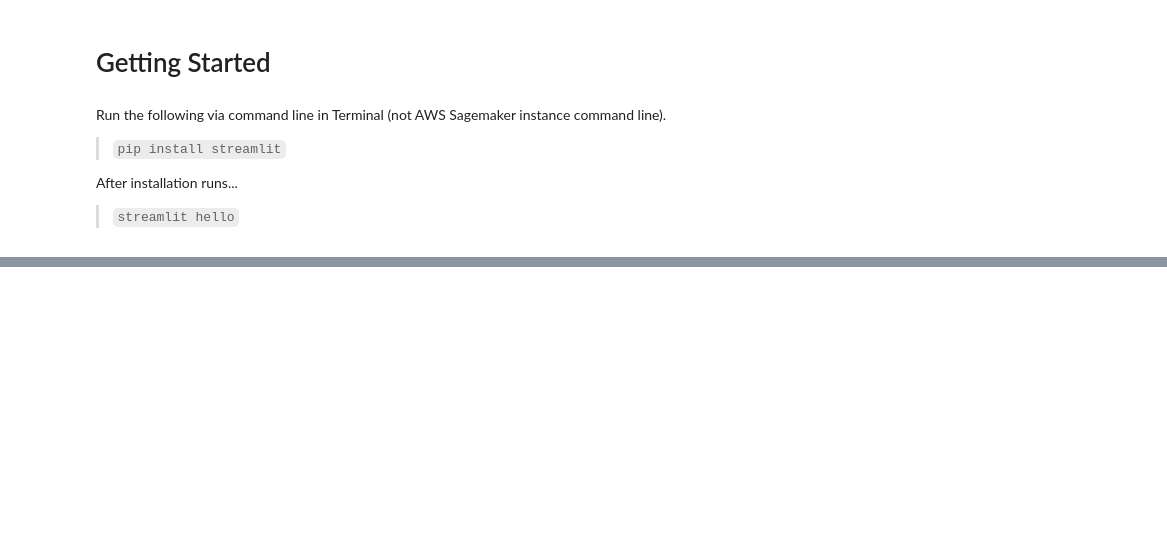
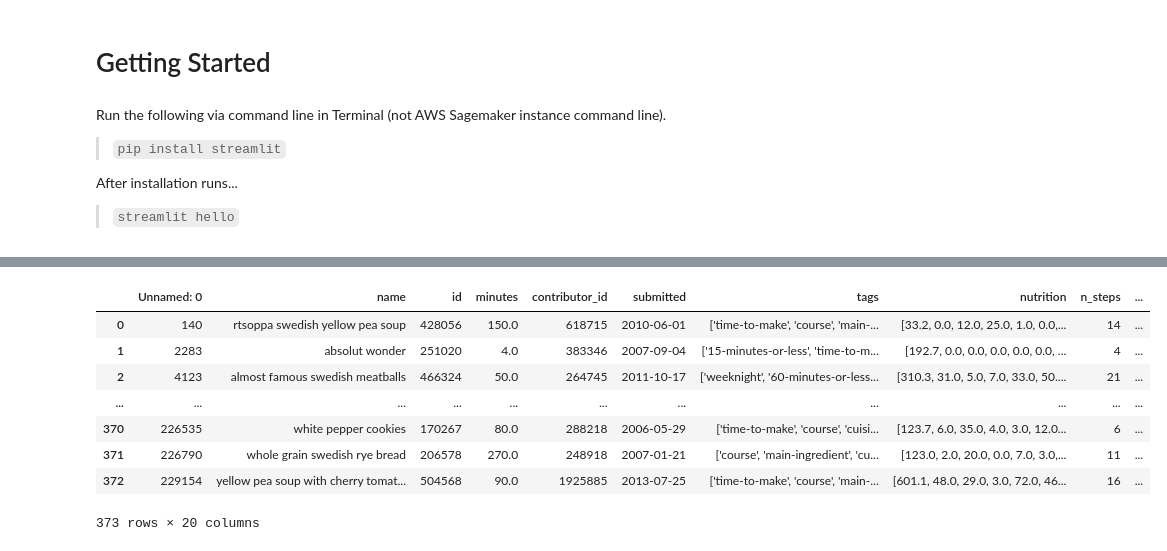
Before and after one commit to mike-flanagan/recipe-book, a Jupyter notebook: FrontEnd_Development_Notebook.ipynb, the cells around one changed output, grey strips where cells are left out. Drawn from its saved outputs; the diff is of its cells as text; code cells hidden in the pictures; blank space fills up the shorter version.

```diff
--- a/FrontEnd_Development_Notebook.ipynb
+++ b/FrontEnd_Development_Notebook.ipynb
@@ -54,0 +181,12 @@ sns.set_theme(font_scale=1.5)
+# %%
+pd.read_csv('data/cuisine/swedish.csv')
+# %% [output]
+|  | Unnamed: 0 | name | id | minutes | contributor_id | submitted | tags | nutrition | n_steps | ... |
+| 0 | 140 | rtsoppa swedish yellow pea soup | 428056 | 150.0 | 618715 | 2010-06-01 | ['time-to-make', 'course', 'main-... | [33.2, 0.0, 12.0, 25.0, 1.0, 0.0,... | 14 | ... |
+| 1 | 2283 | absolut wonder | 251020 | 4.0 | 383346 | 2007-09-04 | ['15-minutes-or-less', 'time-to-m... | [192.7, 0.0, 0.0, 0.0, 0.0, 0.0, ... | 4 | ... |
+| 2 | 4123 | almost famous swedish meatballs | 466324 | 50.0 | 264745 | 2011-10-17 | ['weeknight', '60-minutes-or-less... | [310.3, 31.0, 5.0, 7.0, 33.0, 50.... | 21 | ... |
+| ... | ... | ... | ... | ... | ... | ... | ... | ... | ... | ... |
+| 370 | 226535 | white pepper cookies | 170267 | 80.0 | 288218 | 2006-05-29 | ['time-to-make', 'course', 'cuisi... | [123.7, 6.0, 35.0, 4.0, 3.0, 12.0... | 6 | ... |
+| 371 | 226790 | whole grain swedish rye bread | 206578 | 270.0 | 248918 | 2007-01-21 | ['course', 'main-ingredient', 'cu... | [123.0, 2.0, 20.0, 0.0, 7.0, 3.0,... | 11 | ... |
+| 372 | 229154 | yellow pea soup with cherry tomat... | 504568 | 90.0 | 1925885 | 2013-07-25 | ['time-to-make', 'course', 'main-... | [601.1, 48.0, 29.0, 3.0, 72.0, 46... | 16 | ... |
+373 rows × 20 columns
```
Also changed, not shown: parts of 56 cells of this notebook, 9 other files.
